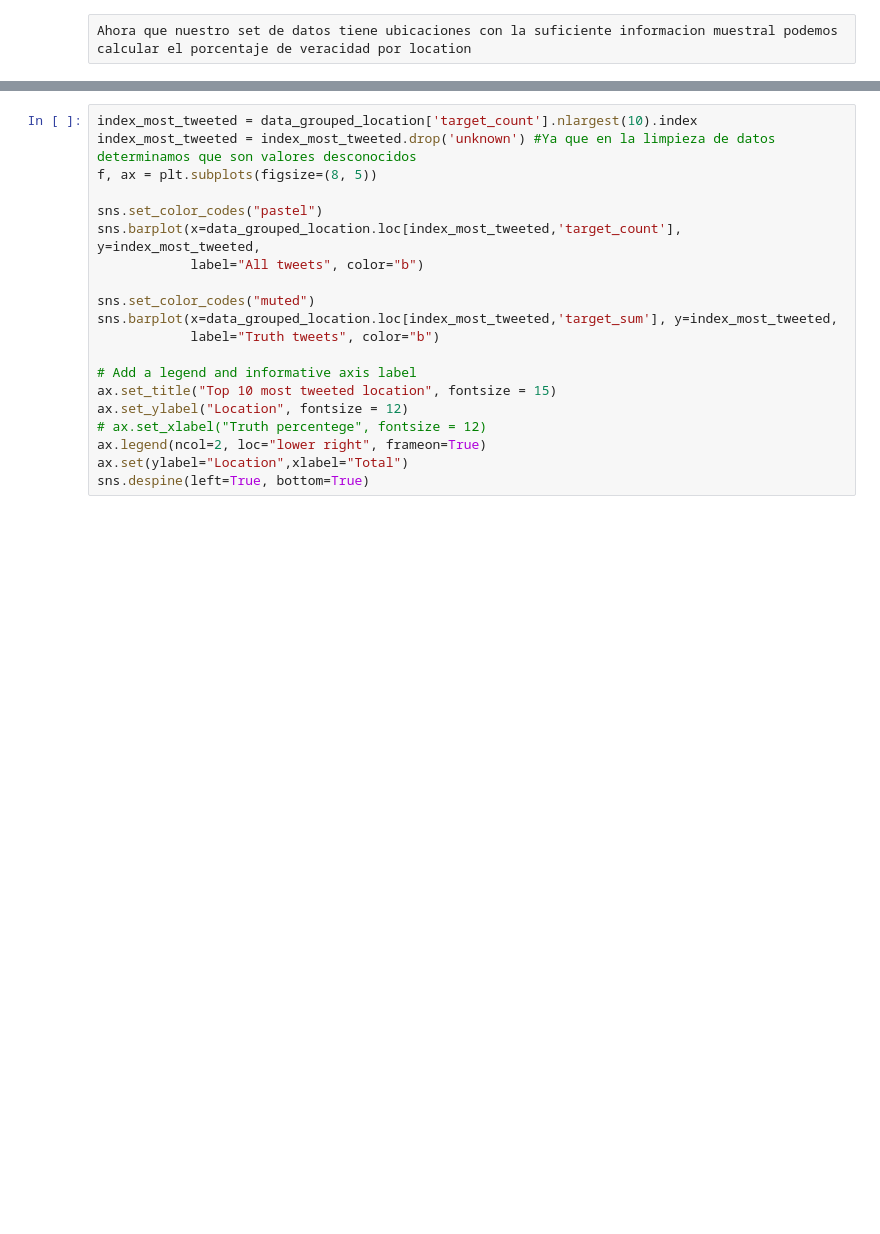
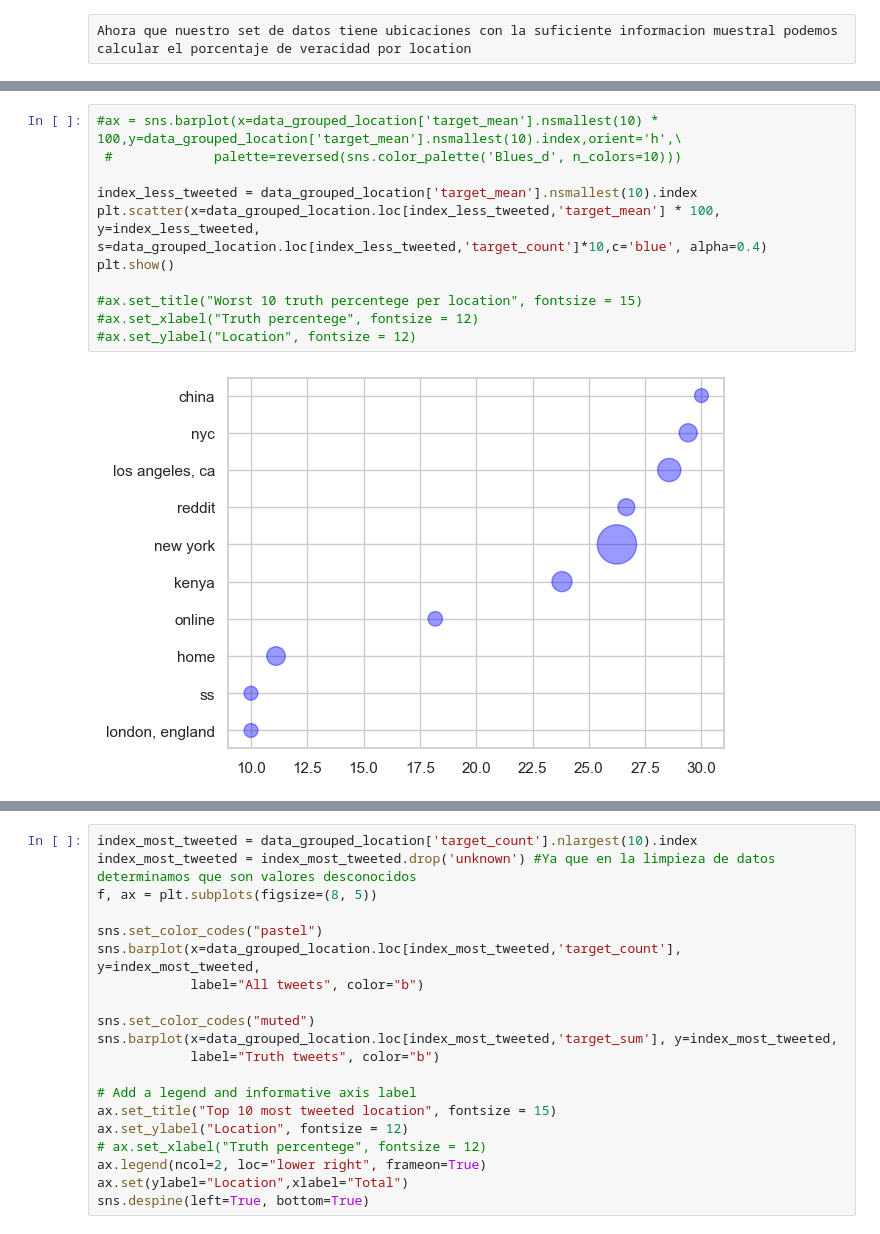
Before and after one commit to d-bizari/Organizacion-de-datos, a Jupyter notebook: TP1.ipynb, the cells around one changed output, grey strips where cells are left out. Drawn from its saved outputs; the diff is of its cells as text; blank space fills up the shorter version.

```diff
--- a/TP1.ipynb
+++ b/TP1.ipynb
@@ -93,3 +95,16 @@ ax.set_ylabel("Location", fontsize = 12)
 # %% [output]
 Text(0, 0.5, 'Location')
 [figure]
+# %%
+#ax = sns.barplot(x=data_grouped_location['target_mean'].nsmallest(10) * 100,y=data_grouped_location['target_mean'].nsmallest(10).index,orient='h',\
+ #             palette=reversed(sns.color_palette('Blues_d', n_colors=10)))
+
+index_less_tweeted = data_grouped_location['target_mean'].nsmallest(10).index
+plt.scatter(x=data_grouped_location.loc[index_less_tweeted,'target_mean'] * 100, y=index_less_tweeted, s=data_grouped_location.loc[index_less_tweeted,'target_count']*10,c='blue', alpha=0.4)
+plt.show()
+
+#ax.set_title("Worst 10 truth percentege per location", fontsize = 15)
+#ax.set_xlabel("Truth percentege", fontsize = 12)
+#ax.set_ylabel("Location", fontsize = 12)
+# %% [output]
+[figure, added]
```
Also changed, not shown: parts of 4 cells of this notebook.
